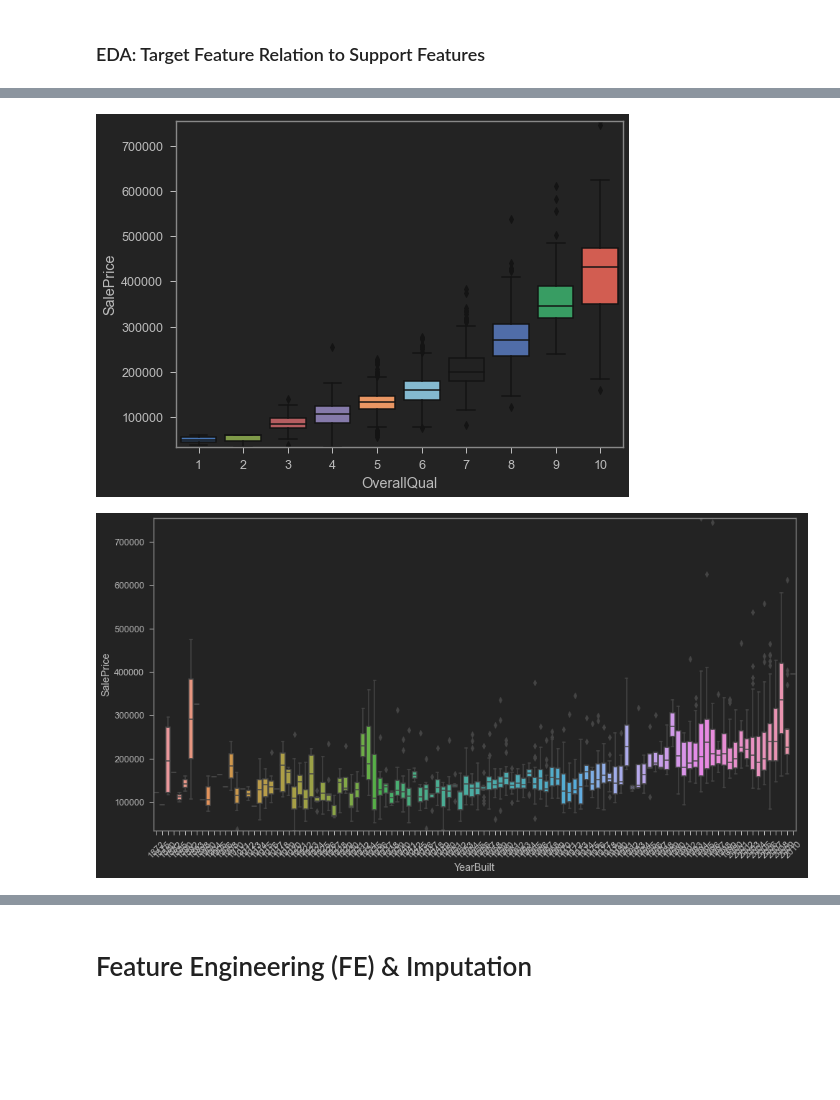
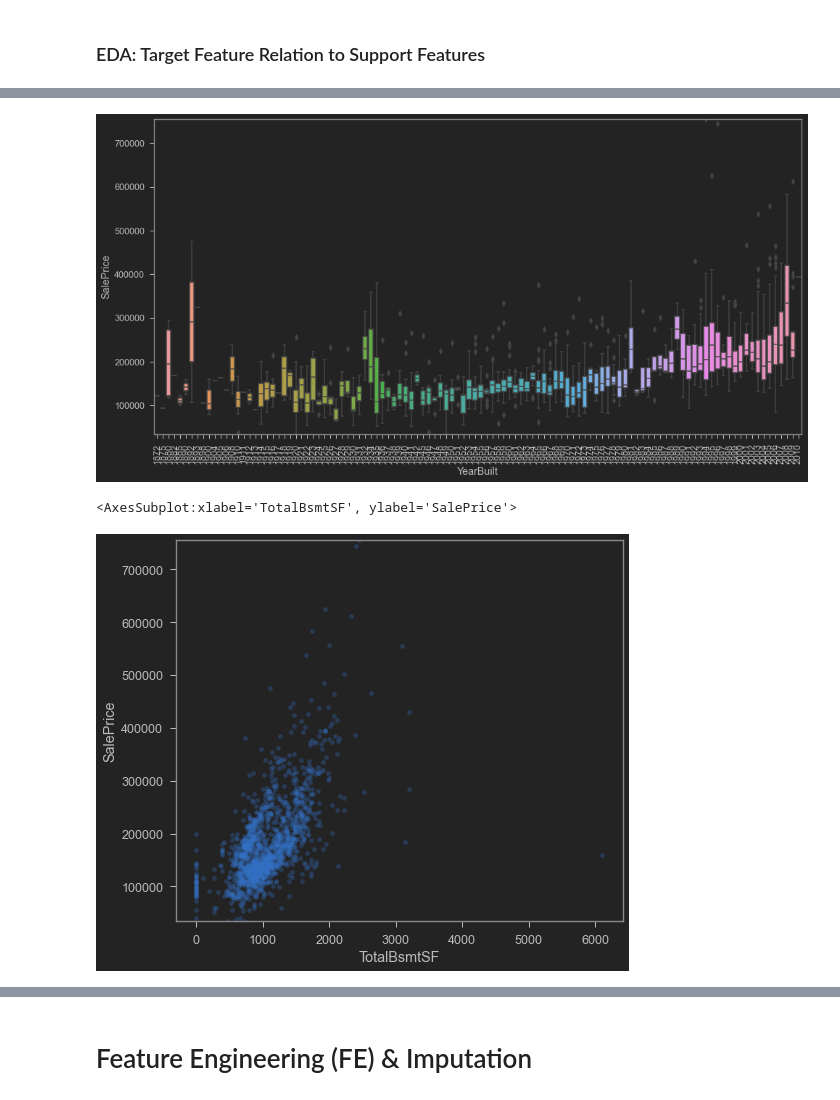
Before and after one commit to henrylao/kaggle-ames-housing, a Jupyter notebook: Kaggle House Prices - Advanced Regression.ipynb, the cells around one changed output, grey strips where cells are left out. Drawn from its saved outputs; the diff is of its cells as text; code cells hidden in the pictures; blank space fills up the shorter version.

```diff
--- a/Kaggle House Prices - Advanced Regression.ipynb
+++ b/Kaggle House Prices - Advanced Regression.ipynb
@@ -112,17 +121,18 @@ sns.heatmap(corr, vmax=0.9, cmap="Blues", square=True)
 # %%
-data = pd.concat([train['SalePrice'], train['OverallQual']], axis=1)
-f, ax = plt.subplots(figsize=(8, 6))
-fig = sns.boxplot(x=train['OverallQual'], y="SalePrice", data=data)
+data = pd.concat([train['SalePrice'], train['YearBuilt']], axis=1)
+f, ax = plt.subplots(figsize=(16, 8))
+fig = sns.boxplot(x=train['YearBuilt'], y="SalePrice", data=data)
 fig.axis(ymin=train['SalePrice'].min(), ymax=train['SalePrice'].max());
-plt.show()
+plt.xticks(rotation=90);
 # %% [output]
-[figure, old version]
+[figure, new version]
 # %%
-data = pd.concat([train['SalePrice'], train['YearBuilt']], axis=1)
-f, ax = plt.subplots(figsize=(16, 8))
-fig = sns.boxplot(x=train['YearBuilt'], y="SalePrice", data=data)
-fig.axis(ymin=train['SalePrice'].min(), ymax=train['SalePrice'].max());
-plt.xticks(rotation=45);
+data = pd.concat([train['SalePrice'], train['TotalBsmtSF']], axis=1)
+data.plot.scatter(x='TotalBsmtSF', y='SalePrice',
+                  alpha=0.3,
+                  ylim=(train['SalePrice'].min(),train['SalePrice'].max()),
+                  color='b')
 # %% [output]
+<AxesSubplot:xlabel='TotalBsmtSF', ylabel='SalePrice'>
-[figure, old version]
+[figure, new version]
 # %%
```
Also changed, not shown: parts of 16 cells of this notebook.
